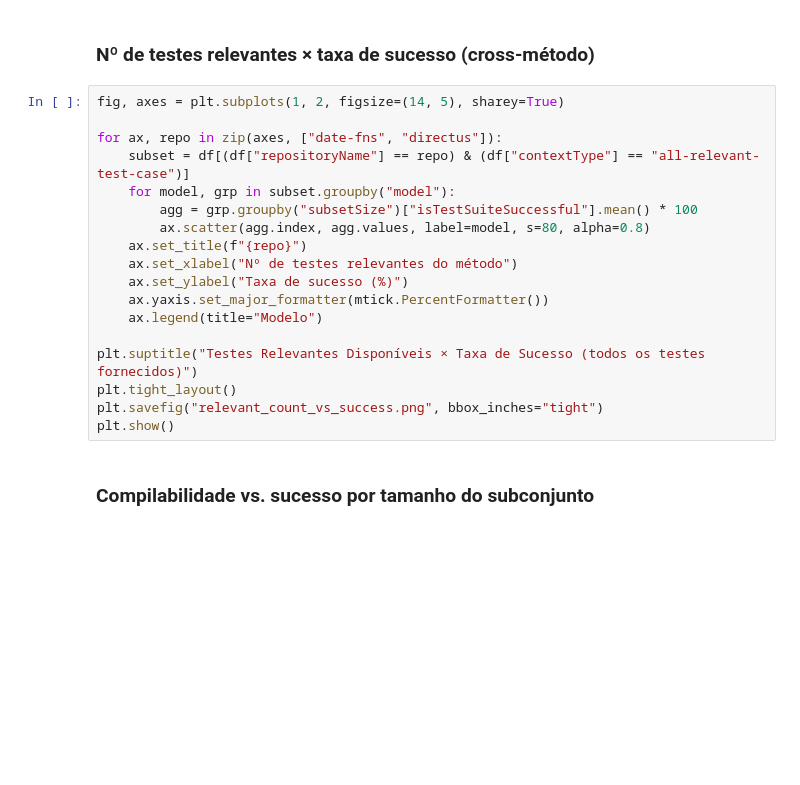
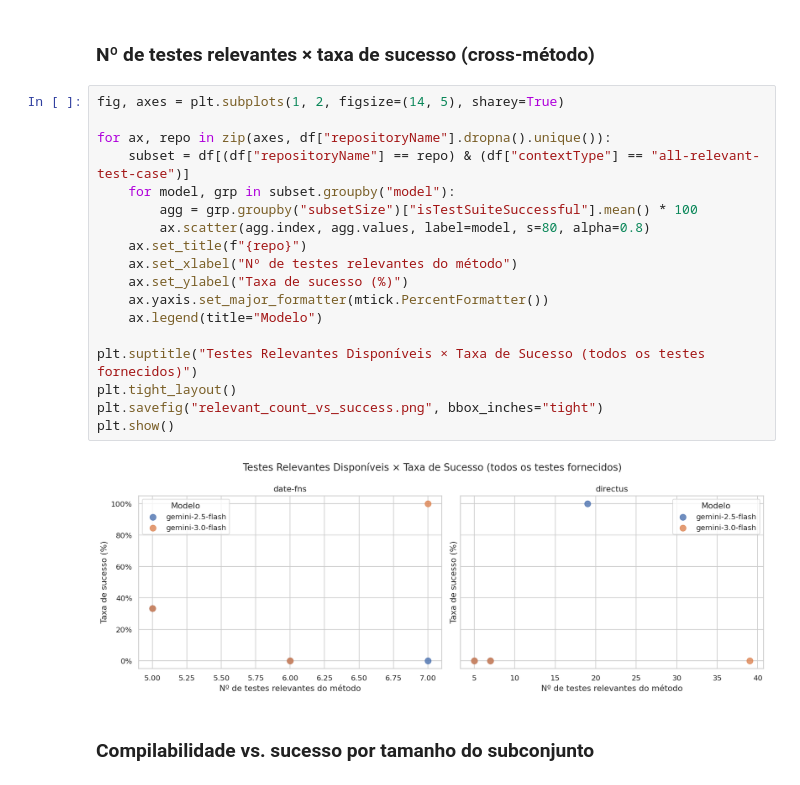
Before and after one commit to guilhermebkel/vem2026-test-driven-prompting, a Jupyter notebook: research/analysis.ipynb, the cells around one changed output. Drawn from its saved outputs; the diff is of its cells as text; blank space fills up the shorter version.

```diff
--- a/research/analysis.ipynb
+++ b/research/analysis.ipynb
@@ -182,21 +205,23 @@ else:
 # %%
 fig, axes = plt.subplots(1, 2, figsize=(14, 5), sharey=True)
 
-for ax, repo in zip(axes, ["date-fns", "directus"]):
+for ax, repo in zip(axes, df["repositoryName"].dropna().unique()):
     subset = df[(df["repositoryName"] == repo) & (df["contextType"] == "all-relevant-test-case")]
     for model, grp in subset.groupby("model"):
         agg = grp.groupby("subsetSize")["isTestSuiteSuccessful"].mean() * 100
         ax.scatter(agg.index, agg.values, label=model, s=80, alpha=0.8)
     ax.set_title(f"{repo}")
     ax.set_xlabel("Nº de testes relevantes do método")
     ax.set_ylabel("Taxa de sucesso (%)")
     ax.yaxis.set_major_formatter(mtick.PercentFormatter())
     ax.legend(title="Modelo")
 
 plt.suptitle("Testes Relevantes Disponíveis × Taxa de Sucesso (todos os testes fornecidos)")
 plt.tight_layout()
 plt.savefig("relevant_count_vs_success.png", bbox_inches="tight")
 plt.show()
+# %% [output]
+[figure, added]
 # %% [markdown]
 ### Compilabilidade vs. sucesso por tamanho do subconjunto
 # %%
```
Also changed, not shown: parts of 7 cells of this notebook, 19 other files.
